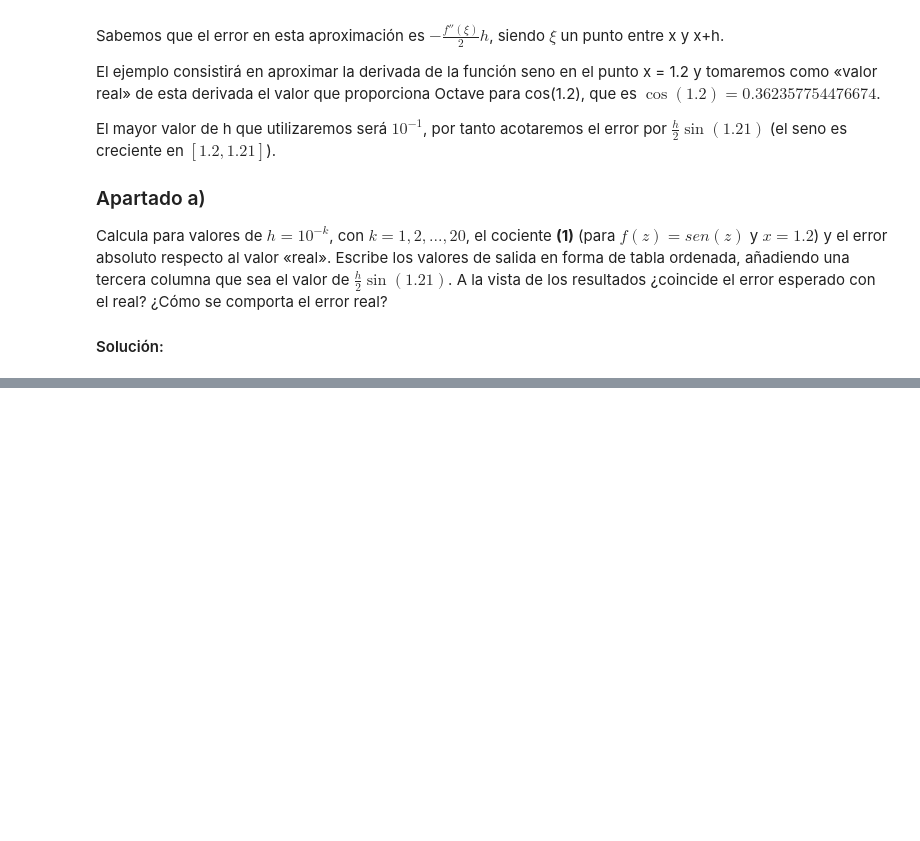
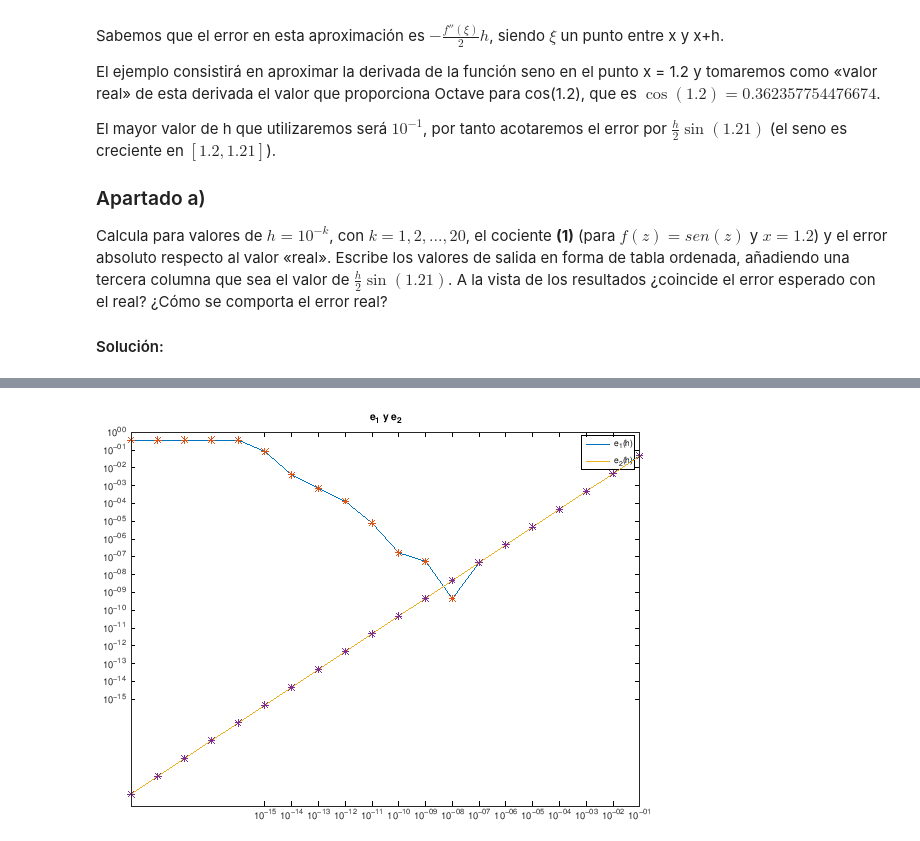
Before and after one commit to alonct/CN1V-practicas-octave, a Jupyter notebook: Práctica_5.ipynb, the cells around one changed output, grey strips where cells are left out. Saved outputs shown, nothing was run; the diff lists cells and outputs as text; code cells hidden in the pictures; blank space fills up the shorter version.

```diff
--- a/Práctica_5.ipynb
+++ b/Práctica_5.ipynb
@@ -84,0 +97,17 @@ tabla =
+# %%
+clear all
+
+e1 = @(h) abs(((sin(1.2 + h) - sin(1.2)) ./ h) - cos(1.2));
+e2 = @(h) (sin(1.2) / 2) .* h;
+
+k = linspace(1, 20, 20);
+h = 10 .^(-k);
+
+figure(1)
+loglog(h, e1(h), ';e_1(h);', h, e1(h), '*')
+hold on
+loglog(h, e2(h), ';e_2(h);', h, e2(h), '*')
+title('e_1 y e_2')
+hold off
+# %% [output]
+[figure, added]
```
Also changed, not shown: parts of 7 cells of this notebook, 9 other files.
